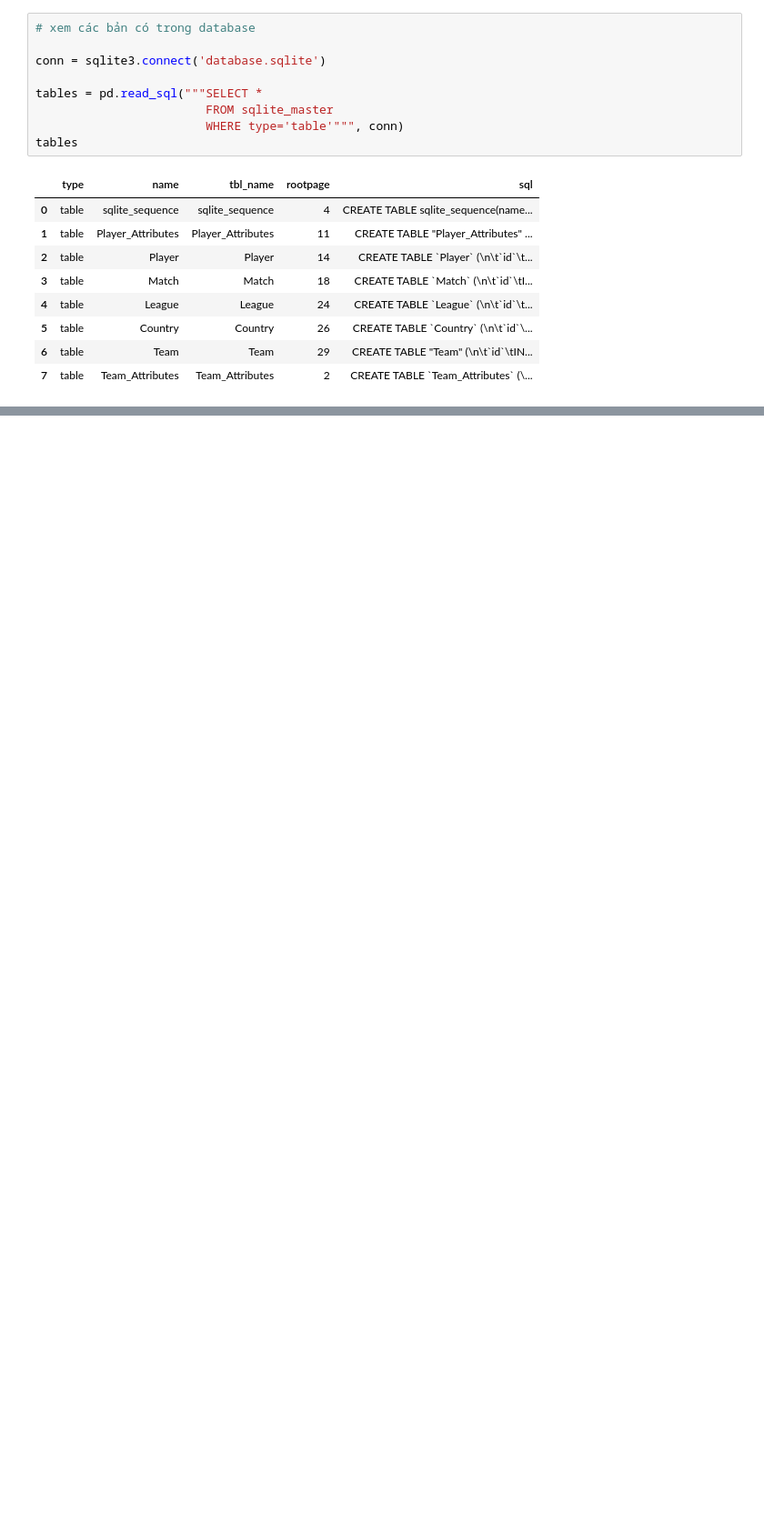
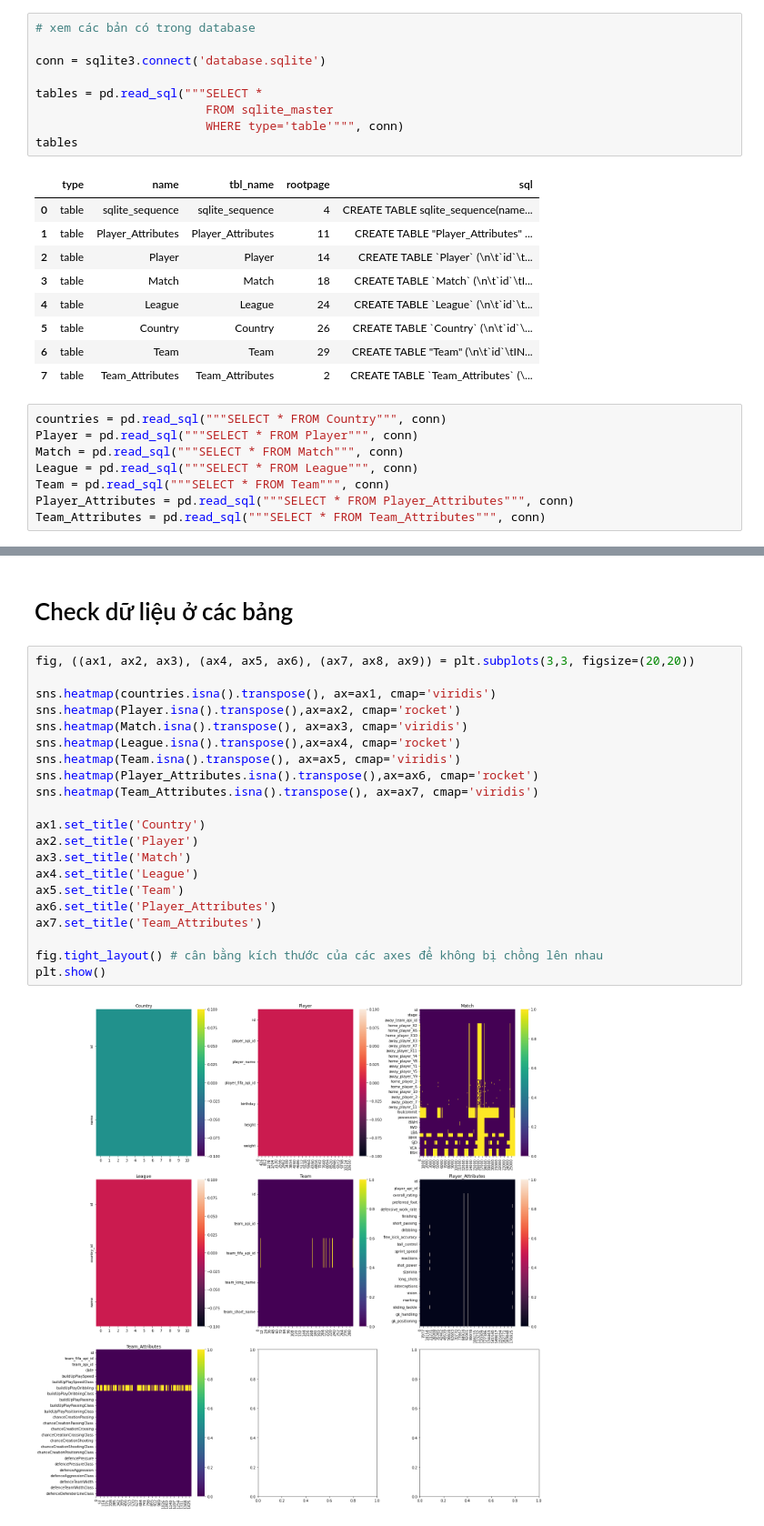
Before and after one commit to Trungtd0304/MiniProjectPython, a Jupyter notebook: miniproject.ipynb, the cells around one changed output, grey strips where cells are left out. Shown at 91% size. Drawn from its saved outputs; the diff is of its cells as text; blank space fills up the shorter version.

Commit message:
update code sql and check null table

```diff
--- a/miniproject.ipynb
+++ b/miniproject.ipynb
@@ -22,3 +23,11 @@ tables
 | 5 | table | Country | Country | 26 | CREATE TABLE `Country` (\n\t`id`\... |
 | 6 | table | Team | Team | 29 | CREATE TABLE "Team" (\n\t`id`\tIN... |
 | 7 | table | Team_Attributes | Team_Attributes | 2 | CREATE TABLE `Team_Attributes` (\... |
+# %%
+countries = pd.read_sql("""SELECT * FROM Country""", conn)
+Player = pd.read_sql("""SELECT * FROM Player""", conn)
+Match = pd.read_sql("""SELECT * FROM Match""", conn)
+League = pd.read_sql("""SELECT * FROM League""", conn)
+Team = pd.read_sql("""SELECT * FROM Team""", conn)
+Player_Attributes = pd.read_sql("""SELECT * FROM Player_Attributes""", conn)
+Team_Attributes = pd.read_sql("""SELECT * FROM Team_Attributes""", conn)
@@ -24,0 +42,25 @@ tables
+# %% [markdown]
+# Check dữ liệu ở các bảng
+# %%
+fig, ((ax1, ax2, ax3), (ax4, ax5, ax6), (ax7, ax8, ax9)) = plt.subplots(3,3, figsize=(20,20))
+
+sns.heatmap(countries.isna().transpose(), ax=ax1, cmap='viridis')
+sns.heatmap(Player.isna().transpose(),ax=ax2, cmap='rocket')
+sns.heatmap(Match.isna().transpose(), ax=ax3, cmap='viridis')
+sns.heatmap(League.isna().transpose(),ax=ax4, cmap='rocket')
+sns.heatmap(Team.isna().transpose(), ax=ax5, cmap='viridis')
+sns.heatmap(Player_Attributes.isna().transpose(),ax=ax6, cmap='rocket')
+sns.heatmap(Team_Attributes.isna().transpose(), ax=ax7, cmap='viridis')
+
+ax1.set_title('Country')
+ax2.set_title('Player')
+ax3.set_title('Match')
+ax4.set_title('League')
+ax5.set_title('Team')
+ax6.set_title('Player_Attributes')
+ax7.set_title('Team_Attributes')
+
+fig.tight_layout() # cân bằng kích thước của các axes để không bị chồng lên nhau
+plt.show()
+# %% [output]
+[figure, added]
```
Also changed, not shown: parts of 2 cells of this notebook.
